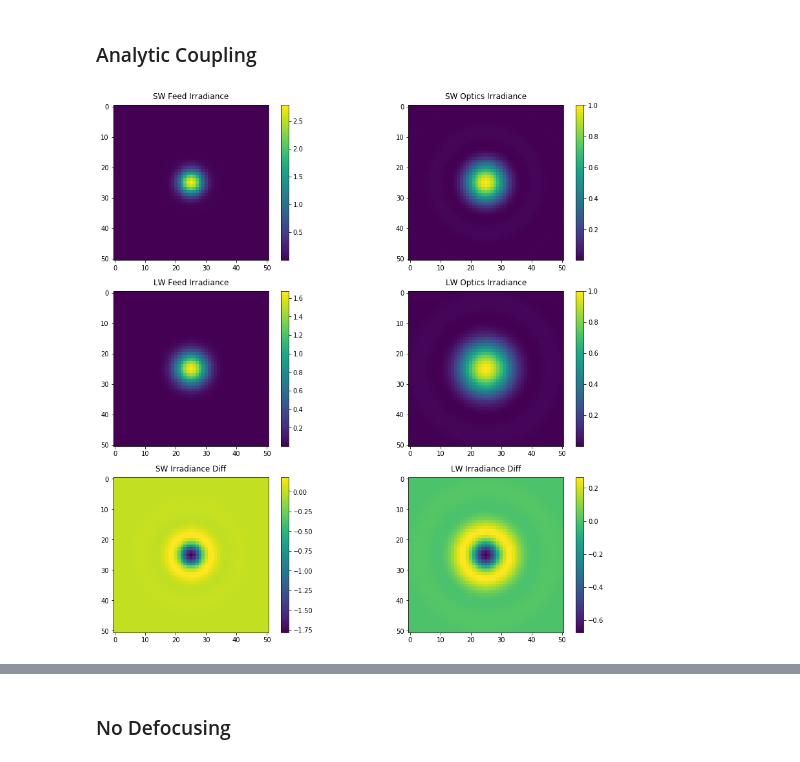
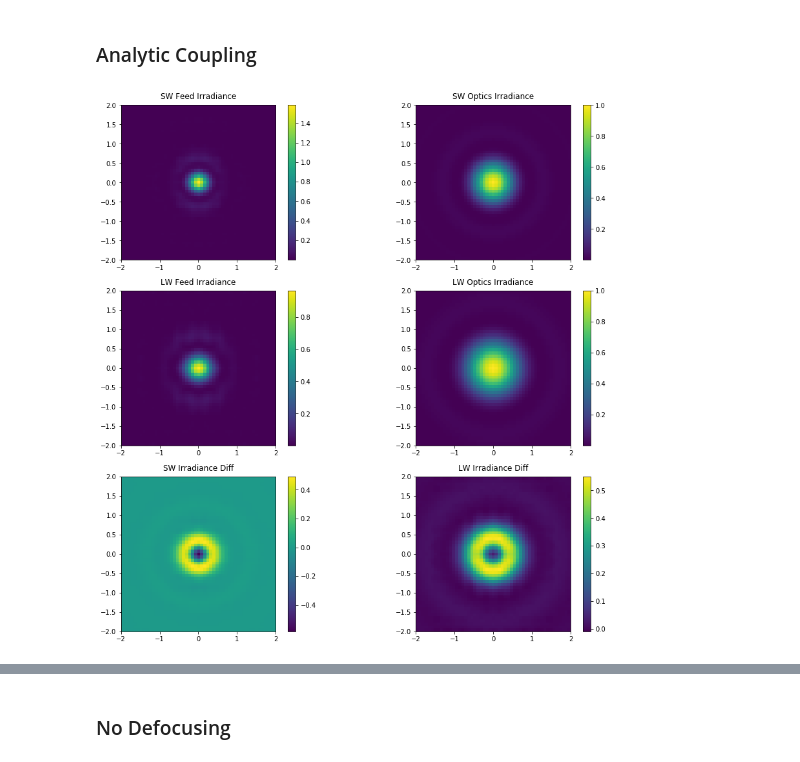
Before and after one commit to tim-balloon/tim-inst_modl, a Jupyter notebook: optics_analysis/Feed Horn F# Mismatch Calc.ipynb, the cells around one changed output, grey strips where cells are left out. Saved outputs shown, nothing was run; the diff lists cells and outputs as text; code cells hidden in the pictures.

Commit message:
Updated Feed F# Mismatch Calc
Added the conical feed horn field analysis. Unsure if it handles the center point where the field has a 0/0 as r -> 0 correctly.

```diff
--- a/optics_analysis/Feed Horn F# Mismatch Calc.ipynb
+++ b/optics_analysis/Feed Horn F# Mismatch Calc.ipynb
@@ -73,8 +93,12 @@ def fit_chromatic_res(w1,w2,f,TFNO,SFNO,fit_wavs):
 a = 1
 
 # aperture coordinates
-x_ap = np.linspace(-2*a,2*a,51)
-y_ap = np.linspace(-2*a,2*a,51)
+min_x = -2*a
+max_x = 2*a
+min_y = -2*a
+max_y = 2*a
+x_ap = np.linspace(min_x, max_y, 51)
+y_ap = np.linspace(min_y, max_y, 51)
 delta_x = x_ap[1] - x_ap[0]
 delta_y = y_ap[1] - y_ap[0]
 X_ap,Y_ap = np.meshgrid(x_ap, y_ap, sparse=False, indexing='xy')
@@ -131,48 +155,50 @@ for w in range(numWavs):
     # Convert wavelength from microns to mm.
     # Use Angular Spectrum Propagation to calculate the feed horn field at the optimial defocusing distance for z != 0.
     if delta_z != 0:
-        feed_field = ASP(delta_x, delta_y, corrugated_feed_field(r,a,R,wavs_SW[w]/1000), delta_z, wavs_SW[w]/1000)
+        feed_field = ASP(delta_x, delta_y, conical_feed_field(X_ap,Y_ap,a,R,wavs_SW[w]/1000), delta_z, wavs_SW[w]/1000)
     else:
-        feed_field = corrugated_feed_field(r,a,R,wavs_SW[w]/1000)
+        feed_field = conical_feed_field(X_ap,Y_ap,a,R,wavs_SW[w]/1000)
 
     # Compute the field generated by the telescope.
     optics_field = elliptical_diffract_field(X_ap,Y_ap,f,wavs_SW[w]/1000,sw_a[w],sw_b[w])
 
     # Compute the coupling integral between the optics and feed at the optimal defocusing distance.
     coupling = np.sum(np.sum(optics_field*np.conj(feed_field)))/np.sqrt(np.sum(np.sum((optics_field*np.conj(optics_field))))
                                                                         *np.sum(np.sum((feed_field*np.conj(feed_field)))))
     coupling_SW[w] = (coupling*np.conj(coupling)).real
 
     # Just plot one of the images to check.
     if w == 0:
-        im = ax_SW_feed.imshow((feed_field*np.conj(feed_field)).real)
+        im = ax_SW_feed.imshow((feed_field*np.conj(feed_field)).real, extent=[min_x,max_x,min_y,max_y])
         fig.colorbar(im, ax=ax_SW_feed)
-        im = ax_SW_optics.imshow((optics_field*np.conj(optics_field)).real)
+        im = ax_SW_optics.imshow((optics_field*np.conj(optics_field)).real, extent=[min_x,max_x,min_y,max_y])
         fig.colorbar(im, ax=ax_SW_optics)
 
-        im = ax_SW_diff.imshow((optics_field*np.conj(optics_field) - feed_field*np.conj(feed_field)).real)
+        im = ax_SW_diff.imshow((optics_field*np.conj(optics_field) - feed_field*np.conj(feed_field)).real, extent=[min_x,max_x,min_y,max_y])
         fig.colorbar(im, ax=ax_SW_diff)
 
     # Recompute for the LW module.
     if delta_z != 0:
-        feed_field = ASP(delta_x, delta_y, corrugated_feed_field(r,a,R,wavs_LW[w]/1000), delta_z, wavs_LW[w]/1000)
+        feed_field = ASP(delta_x, delta_y, conical_feed_field(X_ap,Y_ap,a,R,wavs_LW[w]/1000), delta_z, wavs_LW[w]/1000)
     else:
-        feed_field = corrugated_feed_field(r,a,R,wavs_LW[w]/1000)
+        feed_field = conical_feed_field(X_ap,Y_ap,a,R,wavs_LW[w]/1000)
+
     optics_field = elliptical_diffract_field(X_ap,Y_ap,f,wavs_LW[w]/1000,lw_a[w],lw_b[w])
+
     coupling = np.sum(np.sum(optics_field*np.conj(feed_field)))/np.sqrt(np.sum(np.sum((optics_field*np.conj(optics_field))))
                                                                         *np.sum(np.sum((feed_field*np.conj(feed_field)))))
     coupling_LW[w] = (coupling*np.conj(coupling)).real
 
     if w == 0:
-        im = ax_LW_feed.imshow((feed_field*np.conj(feed_field)).real)
+        im = ax_LW_feed.imshow((feed_field*np.conj(feed_field)).real, extent=[min_x,max_x,min_y,max_y])
         fig.colorbar(im, ax=ax_LW_feed)
-        im = ax_LW_optics.imshow((optics_field*np.conj(optics_field)).real)
+        im = ax_LW_optics.imshow((optics_field*np.conj(optics_field)).real, extent=[min_x,max_x,min_y,max_y])
         fig.colorbar(im, ax=ax_LW_optics)
 
-        im = ax_LW_diff.imshow((optics_field*np.conj(optics_field) - feed_field*np.conj(feed_field)).real)
+        im = ax_LW_diff.imshow((optics_field*np.conj(optics_field) - feed_field*np.conj(feed_field)).real, extent=[min_x,max_x,min_y,max_y])
         fig.colorbar(im, ax=ax_LW_diff)
 # %% [output]
-[figure, old version]
+[figure, new version]
 # %%
 fig, (ax_LW, ax_SW) = plt.subplots(1,2,figsize=(15,5))
 # instantiate a second axes that shares the same x-axis so we can plot F/#
```
Also changed, not shown: parts of 4 cells of this notebook.
